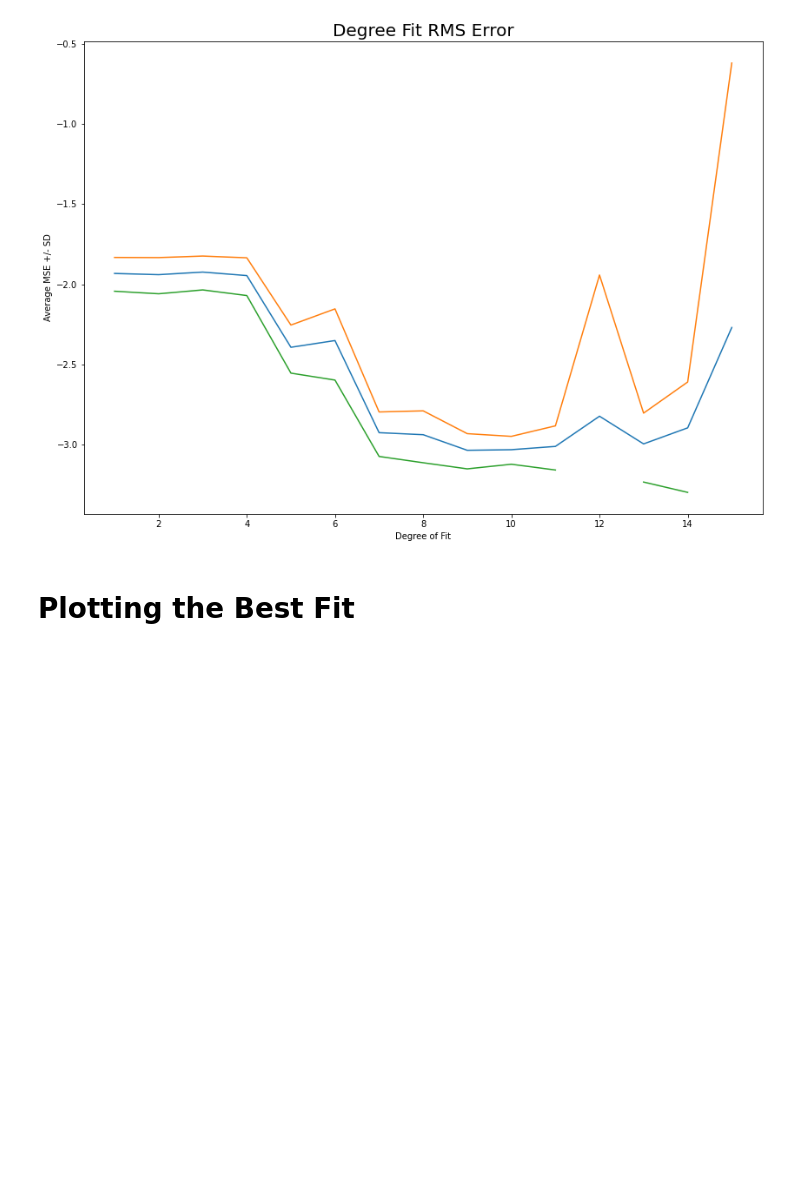
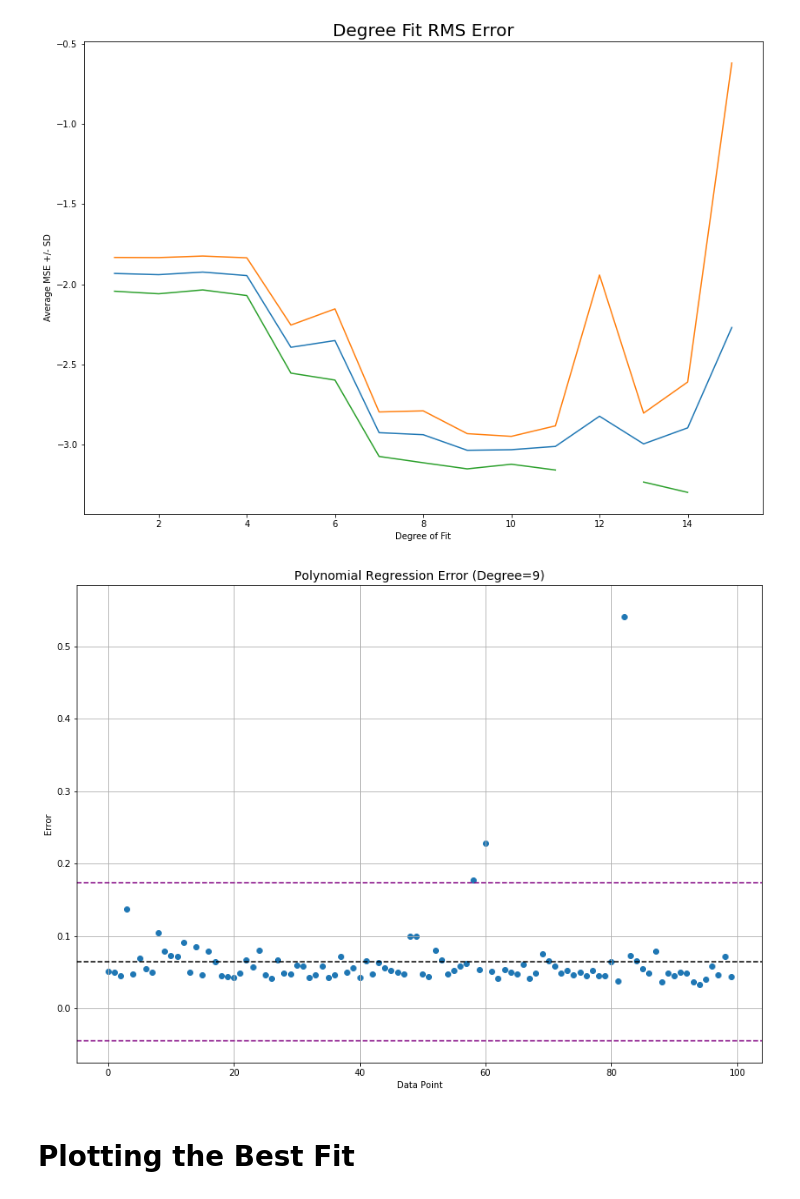
Before and after one commit to martinezjorge/Data-Science-Bootcamp, a Jupyter notebook: Week3/2 - Linear & Polynomial.ipynb, the cells around one changed output. Cells and saved outputs as stored; diff of their text form; code cells hidden in the pictures; blank space fills up the shorter version.

```diff
--- a/Week3/2 - Linear & Polynomial.ipynb
+++ b/Week3/2 - Linear & Polynomial.ipynb
@@ -110,6 +135,35 @@ fig = plt.gcf()
 fig.set_size_inches(14,10)
 # %% [output]
 [figure]
+# %%
+degree_means = []
+degree_stds = []
+
+rms_errors = []
+
+# 100 RMS
+for _ in range(100):
+    rms = np_poly_regression(x=x,y=y,degree=degree, split=0.8)
+    rms_errors.append(rms)
+
+mean = np.mean(rms_errors)
+SD = np.std(rms_errors)
+
+plt.title(f"Polynomial Regression Error (Degree=9)", fontsize=14)
+plt.ylabel("Error")
+plt.xlabel("Data Point")
+plt.scatter(range(0,100), rms_errors)
+
+plt.axhline(mean, linestyle="--", color="black")
+plt.axhline(mean+2*SD, linestyle="--", color="purple")
+plt.axhline(mean-2*SD, linestyle="--", color="purple")
+plt.grid()
+
+fig = plt.gcf()
+
+fig.set_size_inches(14,10)
+# %% [output]
+[figure, added]
 # %% [markdown]
 # Plotting the Best Fit
 # %%
```
Also changed, not shown: parts of 2 cells of this notebook, 5 other files.
